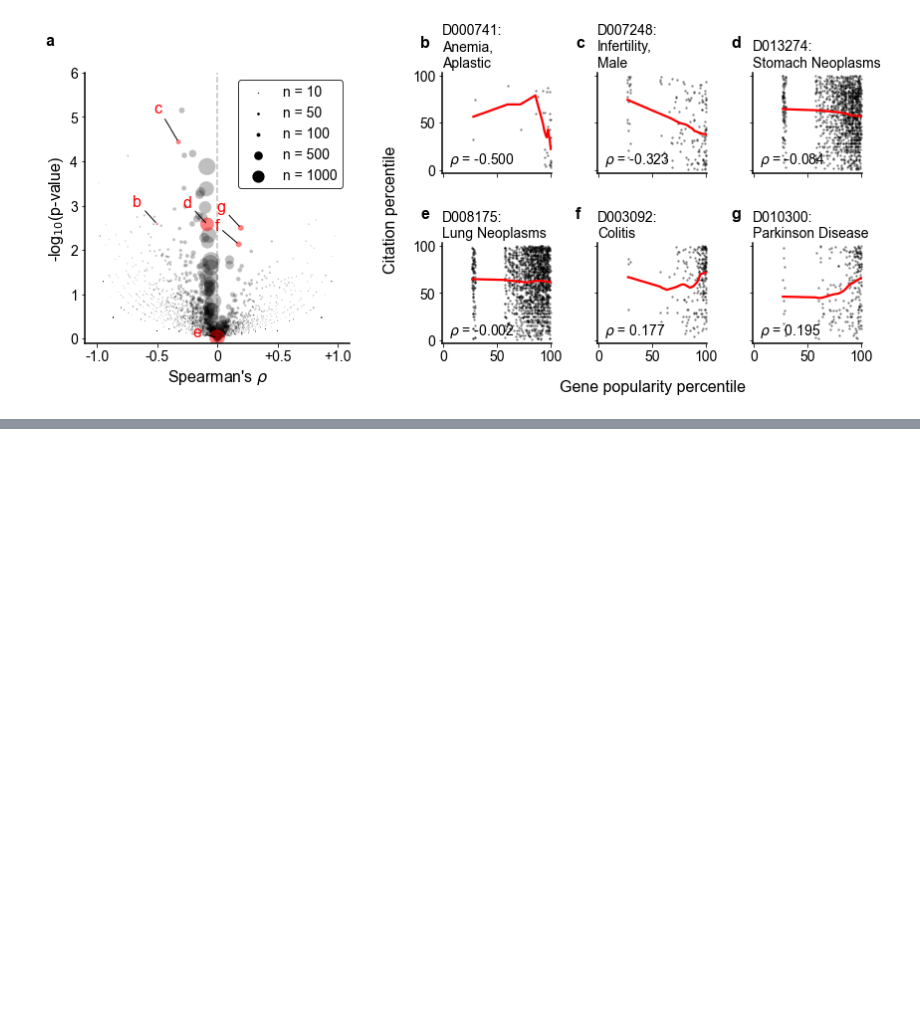
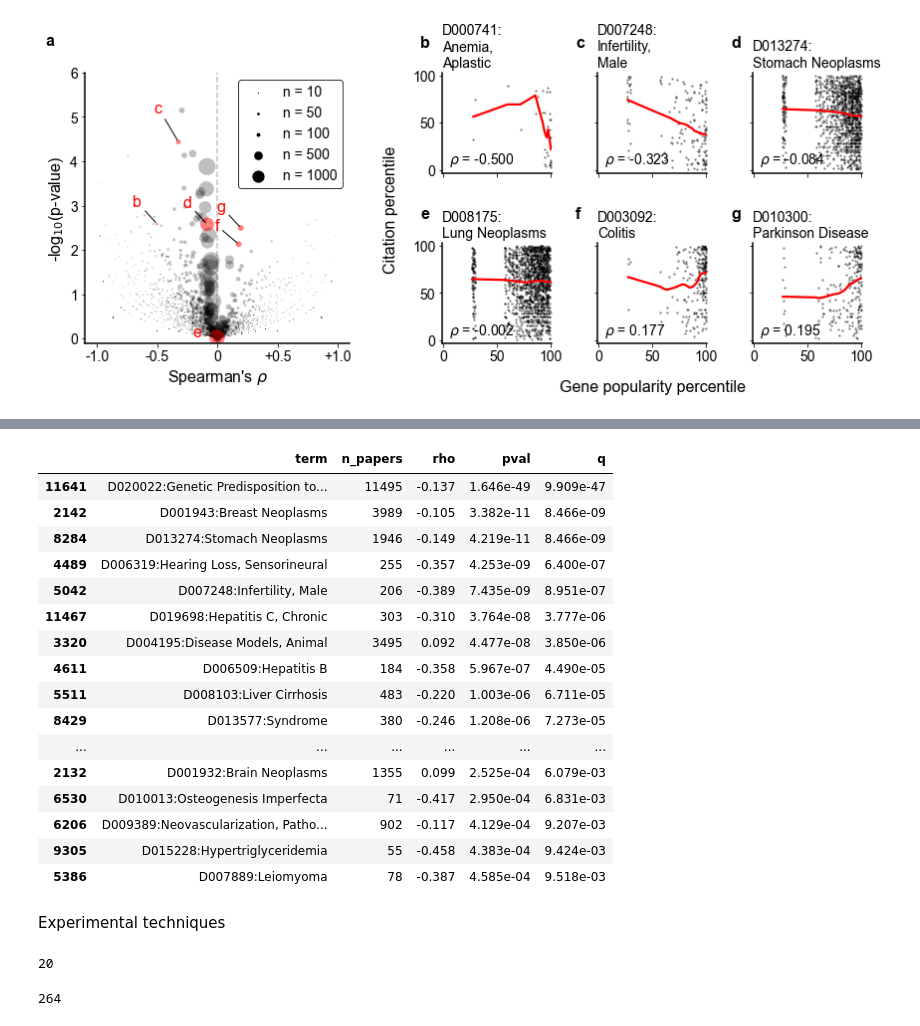
Before and after one commit to amarallab/fmug_analysis, a Jupyter notebook: notebooks/220829_supp_fig_new_gene_introductions.ipynb, the cells around one changed output, grey strips where cells are left out. Drawn from its saved outputs; the diff is of its cells as text; code cells hidden in the pictures; blank space fills up the shorter version.

```diff
--- a/notebooks/220829_supp_fig_new_gene_introductions.ipynb
+++ b/notebooks/220829_supp_fig_new_gene_introductions.ipynb
@@ -295,0 +552,22 @@ meta NOT subset; don't know how to subset; dropped
+# %%
+results_slice[results_slice['q'] < 0.01][['term', 'n_papers', 'rho', 'pval', 'q']]
+# %% [output]
+|  | term | n_papers | rho | pval | q |
+| 11641 | D020022:Genetic Predisposition to... | 11495 | -0.137 | 1.646e-49 | 9.909e-47 |
+| 2142 | D001943:Breast Neoplasms | 3989 | -0.105 | 3.382e-11 | 8.466e-09 |
+| 8284 | D013274:Stomach Neoplasms | 1946 | -0.149 | 4.219e-11 | 8.466e-09 |
+| 4489 | D006319:Hearing Loss, Sensorineural | 255 | -0.357 | 4.253e-09 | 6.400e-07 |
+| 5042 | D007248:Infertility, Male | 206 | -0.389 | 7.435e-09 | 8.951e-07 |
+| 11467 | D019698:Hepatitis C, Chronic | 303 | -0.310 | 3.764e-08 | 3.777e-06 |
+| 3320 | D004195:Disease Models, Animal | 3495 | 0.092 | 4.477e-08 | 3.850e-06 |
+| 4611 | D006509:Hepatitis B | 184 | -0.358 | 5.967e-07 | 4.490e-05 |
+| 5511 | D008103:Liver Cirrhosis | 483 | -0.220 | 1.003e-06 | 6.711e-05 |
+| 8429 | D013577:Syndrome | 380 | -0.246 | 1.208e-06 | 7.273e-05 |
+| ... | ... | ... | ... | ... | ... |
+| 2132 | D001932:Brain Neoplasms | 1355 | 0.099 | 2.525e-04 | 6.079e-03 |
+| 6530 | D010013:Osteogenesis Imperfecta | 71 | -0.417 | 2.950e-04 | 6.831e-03 |
+| 6206 | D009389:Neovascularization, Patho... | 902 | -0.117 | 4.129e-04 | 9.207e-03 |
+| 9305 | D015228:Hypertriglyceridemia | 55 | -0.458 | 4.383e-04 | 9.424e-03 |
+| 5386 | D007889:Leiomyoma | 78 | -0.387 | 4.585e-04 | 9.518e-03 |
+# %% [markdown]
+Experimental techniques
@@ -295,0 +584,8 @@ meta NOT subset; don't know how to subset; dropped
+# %%
+len(results_slice[results_slice['q'] < 0.01])
+# %% [output]
+20
+# %%
+len(results_slice)
+# %% [output]
+264
```
Also changed, not shown: parts of 20 cells of this notebook, 51 other files.
